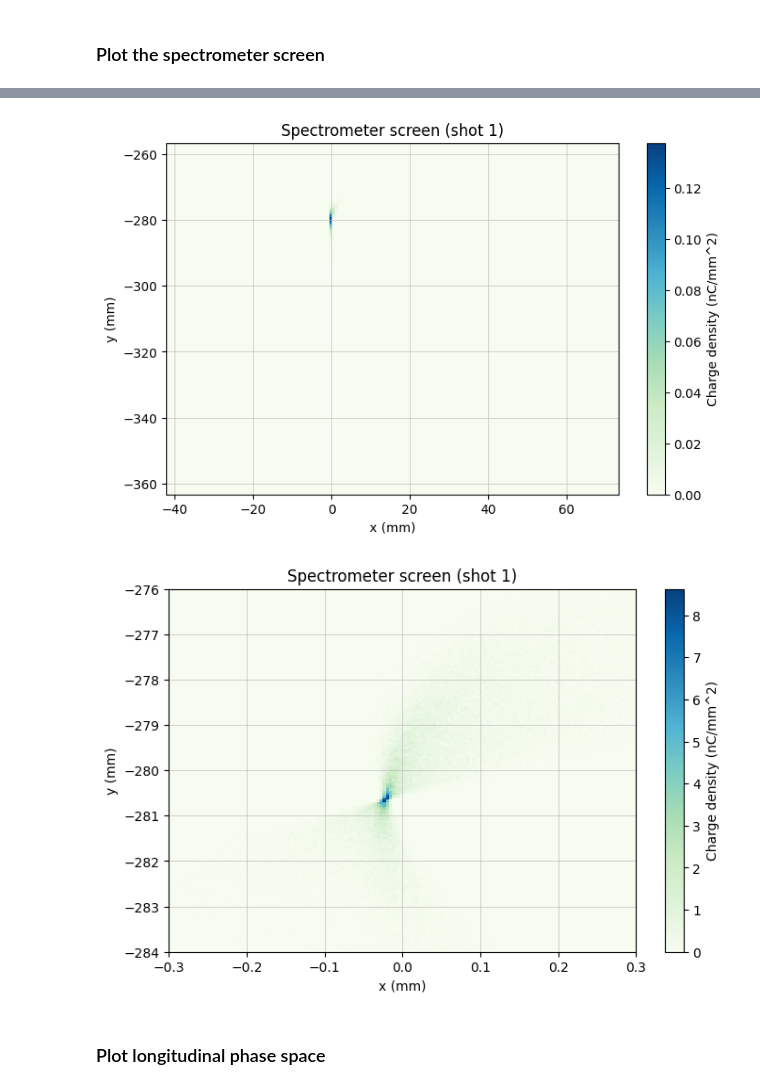
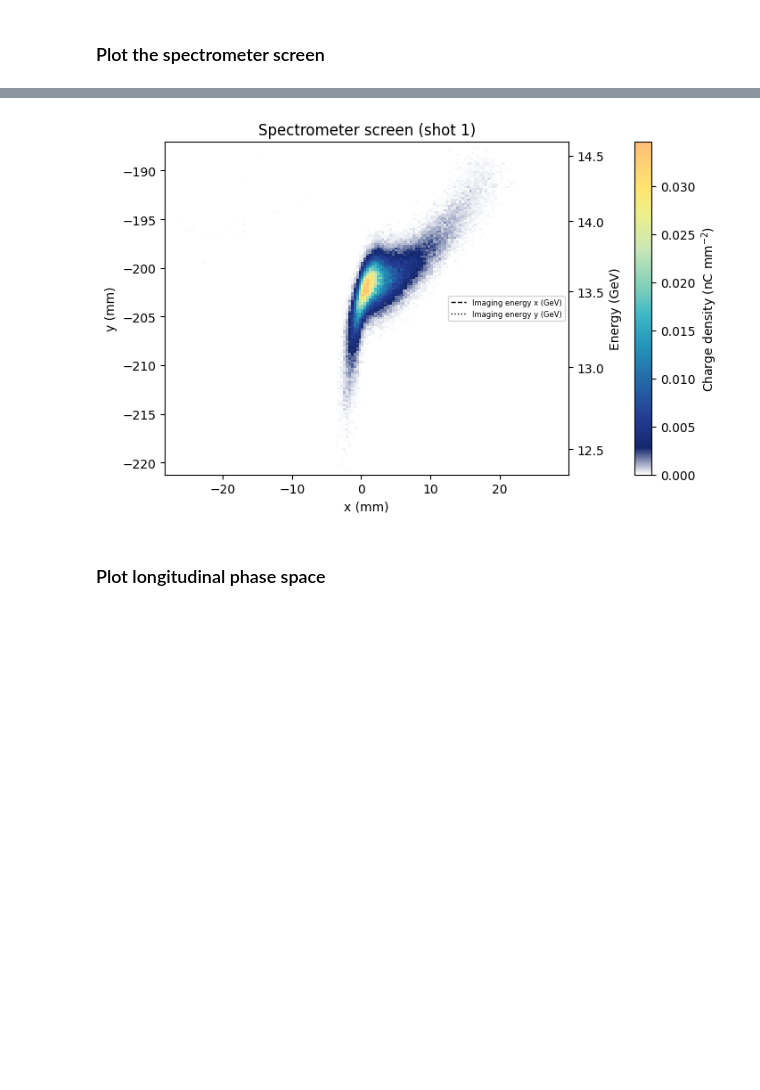
Before and after one commit to abel-framework/ABEL, a Jupyter notebook: examples/hipace_example.ipynb, the cells around one changed output, grey strips where cells are left out. Saved outputs shown, nothing was run; the diff lists cells and outputs as text; code cells hidden in the pictures; blank space fills up the shorter version.

Commit message:
Fixed minor issues. Updated HiPACE stage with ion motion and radiation reaction. Changed default colormap. Updated examples. Made ELEGANT work with containers.

```diff
--- a/examples/hipace_example.ipynb
+++ b/examples/hipace_example.ipynb
@@ -45,6 +45,7 @@ stage = StageHipace()
 stage.driver_source = driver
 stage.length = 0.5 # [m]
 stage.plasma_density = 1e22 # [m^-3]
+stage.ion_motion = False
 
 # define beam delivery system
 bds = BeamDeliverySystemBasic()
@@ -55,9 +56,10 @@ bds.beta_y = stage.matched_beta_function(witness.energy) # [m]
 spectrometer = SpectrometerFacetOcelot()
 spectrometer.exact_tracking = False
 spectrometer.bend_angle = -0.03 # [T]
-spectrometer.obj_plane = 0.00 # [m]
-spectrometer.mag_x = -4
-spectrometer.img_energy = 13.5e9 # [eV]
+spectrometer.obj_plane = 0 # [m]
+spectrometer.mag_x = -2
+spectrometer.img_energy = 10e9 # [eV]
+spectrometer.plot_twiss()
 
 # define experiment
 experiment = Experiment(witness, bds, stage, spectrometer)
@@ -65,7 +69,7 @@ experiment = Experiment(witness, bds, stage, spectrometer)
 ### Perform linac tracking
 # %%
 # perform experiment tracking
-beam = experiment.run('hipace_example_6', overwrite=False)
+beam = experiment.run('hipace_example', overwrite=True)
 # %% [output]
 Tracking element 1 (s = 0.0 m, -0.60 nC, 10.0 GeV, SourceBasic, stage 0)
 Tracking element 2 (s = 0.0 m, -0.60 nC, 10.0 GeV, BeamDeliverySystemBasic, stage 0)
@@ -98,10 +100,8 @@ spectrometer.plot_twiss()
 # %%
 # plot the screen
 experiment.plot_spectrometer_screen()
-experiment.plot_spectrometer_screen(xlims=[-0.3e-3, 0.3e-3], ylims=[-284e-3, -276e-3])
 # %% [output]
-[figure, old version]
+[figure, new version]
-[figure, removed]
 # %% [markdown]
 ### Plot longitudinal phase space
 # %%
```
Also changed, not shown: parts of 5 cells of this notebook, 14 other files.
